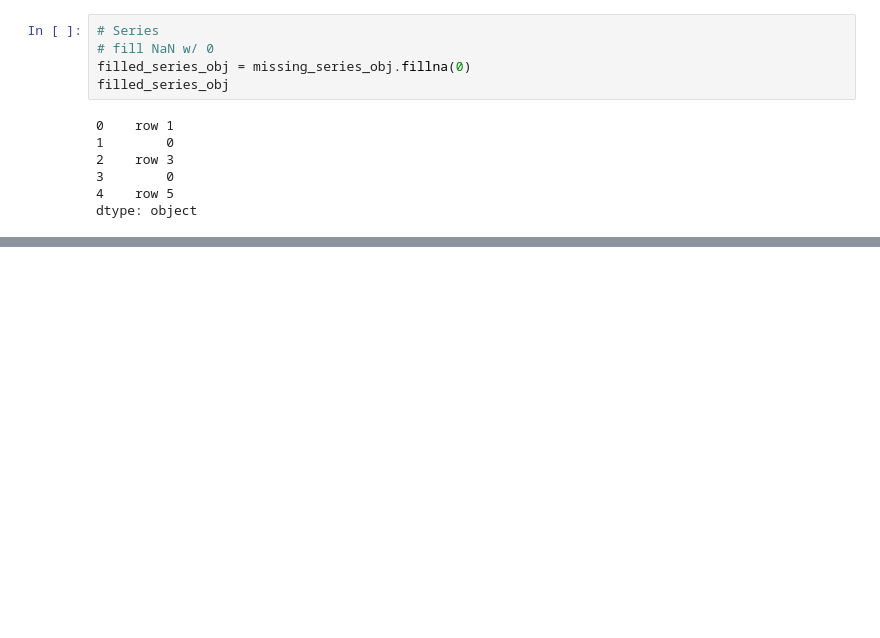
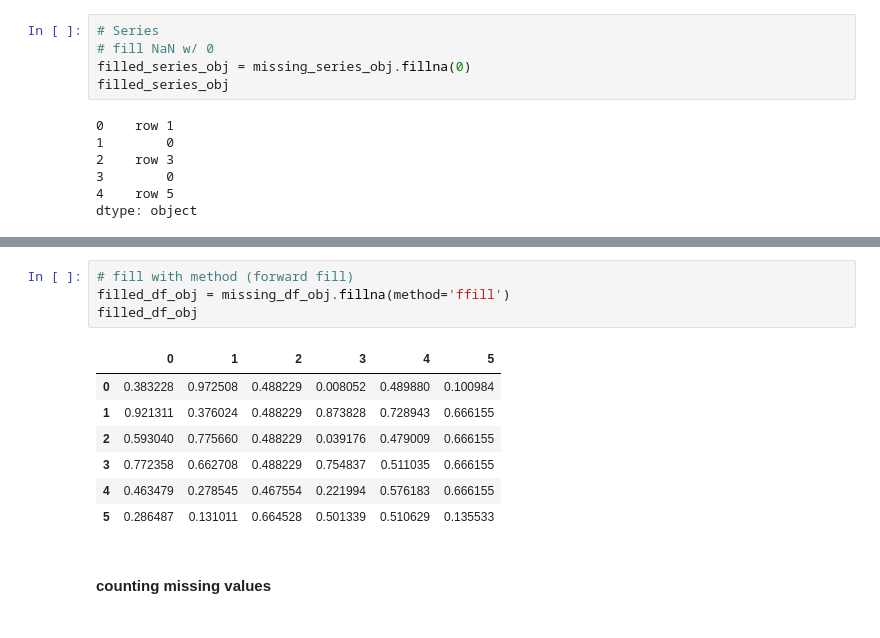
Before and after one commit to jinniethepooh/nlp, a Jupyter notebook: linkedin/basic_data_prep.ipynb, the cells around one changed output, grey strips where cells are left out. Cells and saved outputs as stored; diff of their text form; blank space fills up the shorter version.

```diff
--- a/linkedin/basic_data_prep.ipynb
+++ b/linkedin/basic_data_prep.ipynb
@@ -301,0 +314,14 @@ filled_df_obj
+# %%
+# fill with method (forward fill)
+filled_df_obj = missing_df_obj.fillna(method='ffill')
+filled_df_obj
+# %% [output]
+|  | 0 | 1 | 2 | 3 | 4 | 5 |
+| 0 | 0.383228 | 0.972508 | 0.488229 | 0.008052 | 0.489880 | 0.100984 |
+| 1 | 0.921311 | 0.376024 | 0.488229 | 0.873828 | 0.728943 | 0.666155 |
+| 2 | 0.593040 | 0.775660 | 0.488229 | 0.039176 | 0.479009 | 0.666155 |
+| 3 | 0.772358 | 0.662708 | 0.488229 | 0.754837 | 0.511035 | 0.666155 |
+| 4 | 0.463479 | 0.278545 | 0.467554 | 0.221994 | 0.576183 | 0.666155 |
+| 5 | 0.286487 | 0.131011 | 0.664528 | 0.501339 | 0.510629 | 0.135533 |
+# %% [markdown]
+<h4>counting missing values<h4>
```
Also changed, not shown: parts of 19 cells of this notebook.
